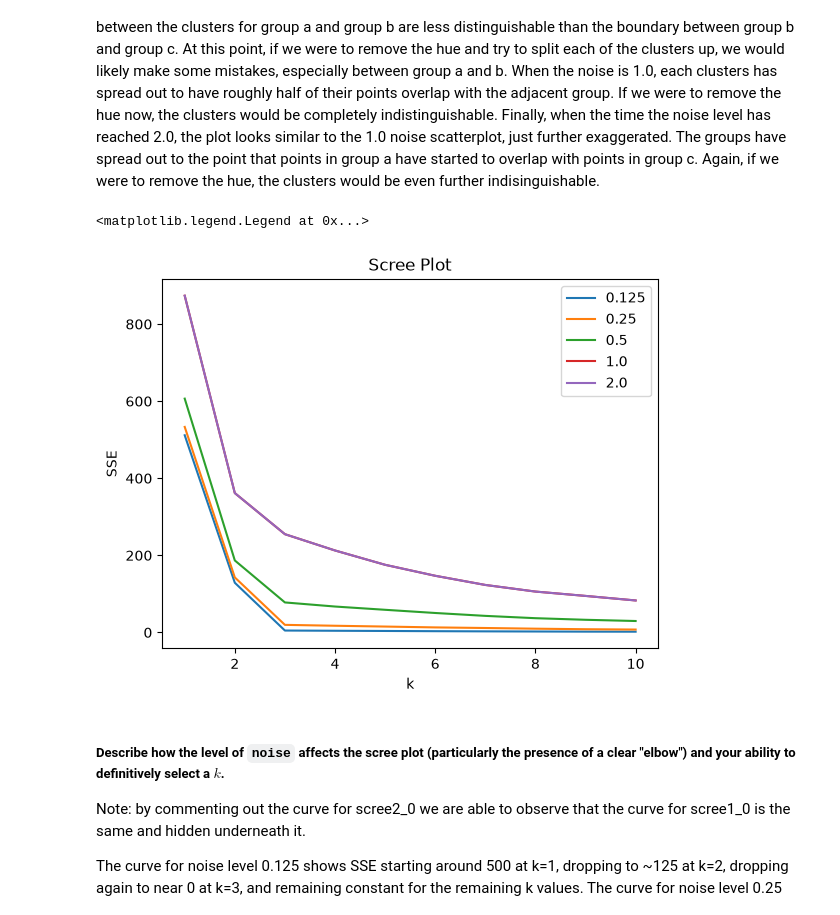
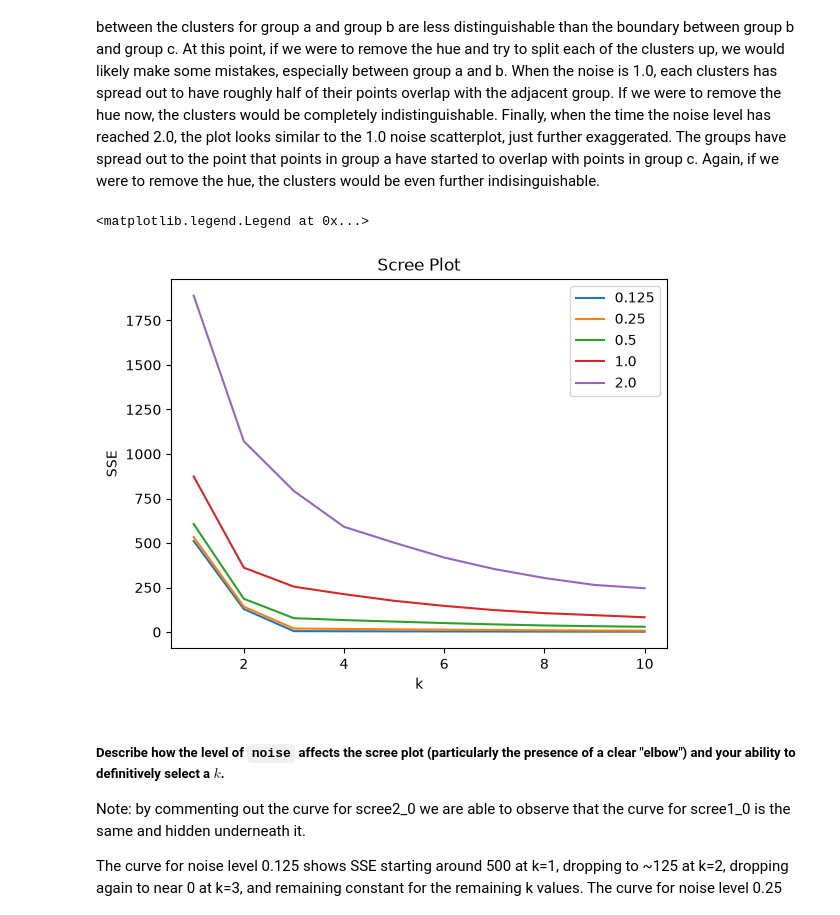
Before and after one commit to ameimeilia/A04-clustering, a Jupyter notebook: notebook.ipynb, the cells around one changed output. Cells and saved outputs as stored; diff of their text form; code cells hidden in the pictures.

```diff
--- a/notebook.ipynb
+++ b/notebook.ipynb
@@ -140,7 +140,7 @@ scree0_125 = df0_125.drop("group", axis=1)
 scree0_25 = df0_25.drop("group", axis=1)
 scree0_5 = df0_5.drop("group", axis=1)
 scree1_0 = df1_0.drop("group", axis=1)
-scree2_0 = df1_0.drop("group", axis=1)
+scree2_0 = df2_0.drop("group", axis=1)
 
 ks = np.arange(1, 11)
 SSE = [
@@ -158,34 +158,34 @@ SSE = [
 ]
 sns.lineplot(x=ks, y=SSE, label = '0.25')
 
 ks = np.arange(1, 11)
 SSE = [
     KMeans(n_clusters=k, max_iter=300, n_init=10, random_state=0)
     .fit(scree0_5).inertia_
     for k in ks
 ]
 sns.lineplot(x=ks, y=SSE, label = '0.5')
 
 ks = np.arange(1, 11)
 SSE = [
     KMeans(n_clusters=k, max_iter=300, n_init=10, random_state=0)
     .fit(scree1_0).inertia_
     for k in ks
 ]
 sns.lineplot(x=ks, y=SSE, label = '1.0')
 
 ks = np.arange(1, 11)
 SSE = [
     KMeans(n_clusters=k, max_iter=300, n_init=10, random_state=0)
     .fit(scree2_0).inertia_
     for k in ks
 ]
 sns.lineplot(x=ks, y=SSE, label = '2.0')
 
 plt.legend()
 # %% [output]
 <matplotlib.legend.Legend at 0x...>
-[figure, old version]
+[figure, new version]
 # %% [markdown]
 ##### Describe how the level of `noise` affects the scree plot (particularly the presence of a clear "elbow") and your ability to definitively select a $k$.
 
```
Also changed, not shown: parts of 8 cells of this notebook.
